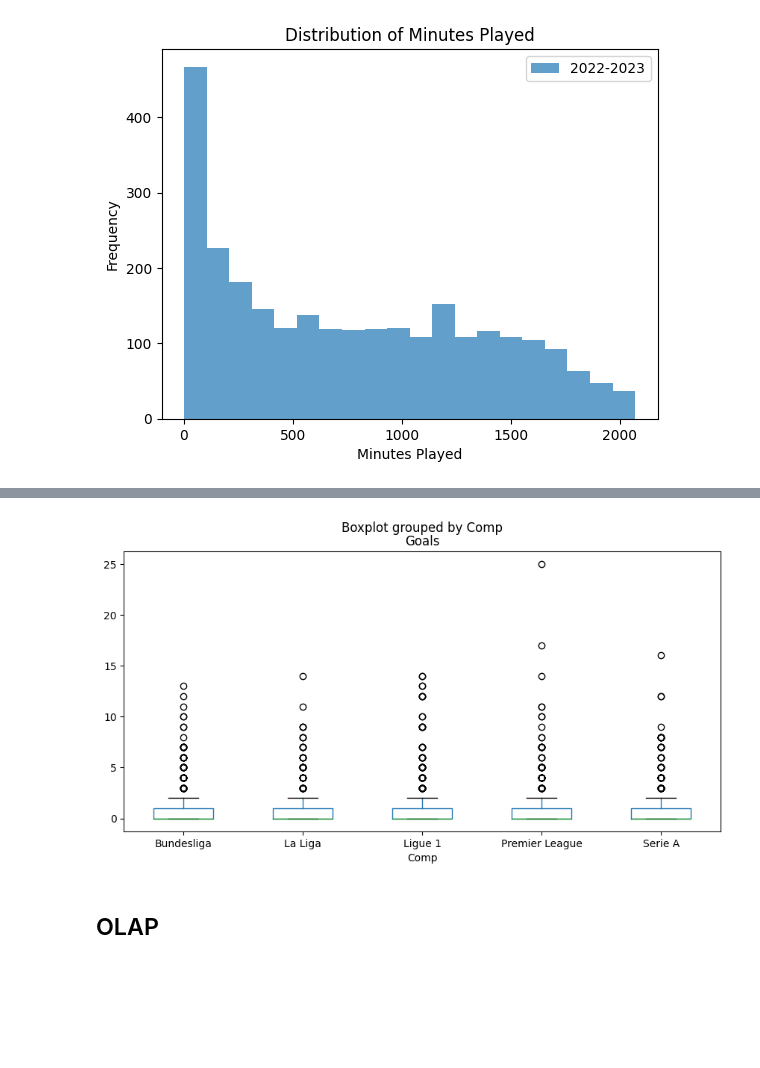
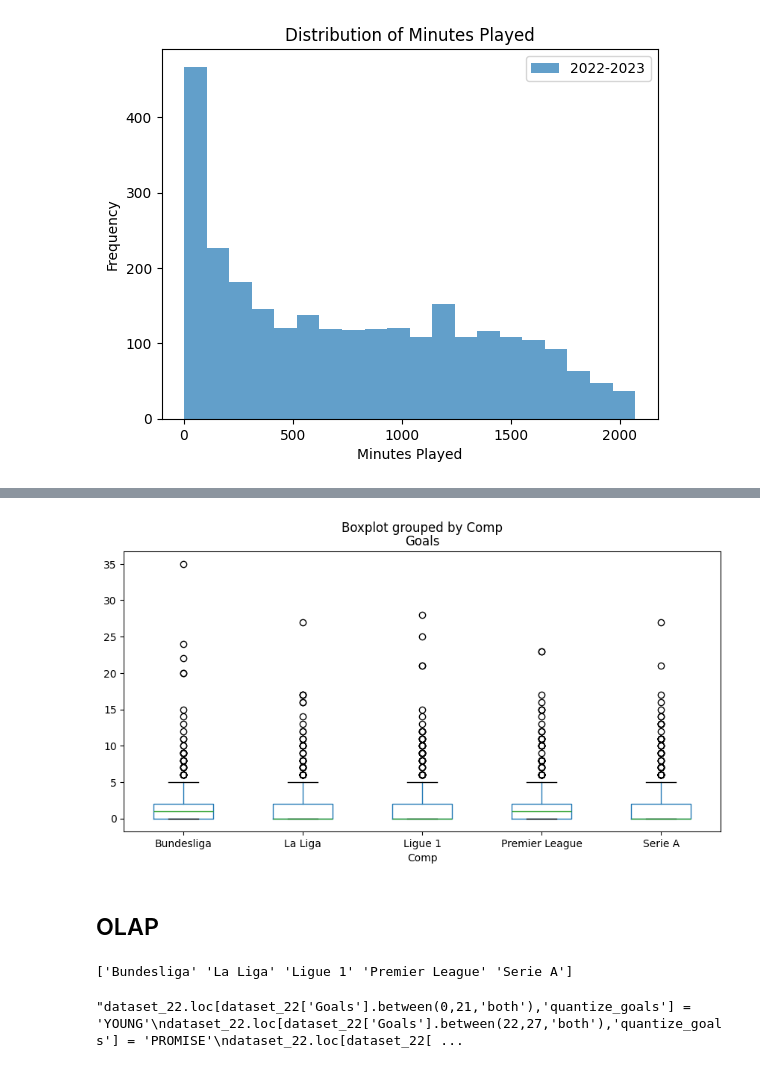
Before and after one commit to Mammew/proj_IDS, a Jupyter notebook: notebook.ipynb, the cells around one changed output, grey strips where cells are left out. Drawn from its saved outputs; the diff is of its cells as text; code cells hidden in the pictures; blank space fills up the shorter version.

Commit message:
add description of visualizations and some quantization

```diff
--- a/notebook.ipynb
+++ b/notebook.ipynb
@@ -66,6 +66,7 @@ raw_dataset_22 = raw_dataset_22[~raw_dataset_22['Player'].duplicated(keep=False)
 # Remove Javier Llabrés from the datasets because the row in dataset 2021-2022 is incompleted
 raw_dataset_22 = raw_dataset_22[raw_dataset_22['Player'] != 'Javier Llabrés']
 raw_dataset_23 = raw_dataset_23[raw_dataset_23['Player'] != 'Javier Llabrés']
+raw_dataset_22 = raw_dataset_22[raw_dataset_22['Pos'] != 'GKMF']
 # %%
 columns_to_keep = ["Player", "Nation", "Pos", "Squad", "Comp", "Age", "Min", "MP", "SoT%", "PasTotCmp%", "Goals", "Assists", "TklWon" ,"Shots", "SoT", "ShoDist", "ShoPK", "PasTotCmp", "ScaSh", "GCA", "PKatt", "Touches", "PasTotDist", "PasAss", "CrsPA", "ScaPassLive", "Carries", "CarPrgDist", "PPA", "Tkl", "Int", "Clr","BlkSh", "TouDef3rd", "AerWon", "Err", "Fls", "PasLonCmp", "PasLonAtt", "PasDead", "CrdY", "CrdR", "Recov"]
 
@@ -150,7 +163,28 @@ plt.show()
 # %%
-dataset_23.boxplot(column="Goals", by="Comp", grid=False, figsize=(10, 5))
+dataset_22.boxplot(column="Goals", by="Comp", grid=False, figsize=(10, 5))
 plt.show()
 # %% [output]
-[figure, old version]
+[figure, new version]
 # %% [markdown]
 ## OLAP
+# %%
+dataset_22.loc[dataset_22['Age'].between(16,21,'both'),'quantize_age'] = 'YOUNG'
+dataset_22.loc[dataset_22['Age'].between(22,27,'both'),'quantize_age'] = 'PROMISE'
+dataset_22.loc[dataset_22['Age'].between(28,33,'both'),'quantize_age'] = 'PRIME'
+dataset_22.loc[dataset_22['Age'].between(34,41,'both'),'quantize_age'] = 'OLD'
+quantize_age = ['YOUNG','PROMISE','PRIME','OLD']
+
+#print(dataset_22["quantize_age"])
+
+quantize_comp = ["Bundesliga", "La Liga", "Ligue 1", "Premier League", "Serie A"]
+
+#print(dataset_22["Goals"].sort_values())
+
+'''dataset_22.loc[dataset_22['Goals'].between(0,5,'both'),'quantize_goals'] = 'BAD'
+dataset_22.loc[dataset_22['Goals'].between(22,27,'both'),'quantize_goals'] = 'PROMISE'
+dataset_22.loc[dataset_22['Goals'].between(28,33,'both'),'quantize_goals'] = 'PRIME'
+dataset_22.loc[dataset_22['Goals'].between(34,41,'both'),'quantize_goals'] = 'OLD'
+quantize_goals = ['YOUNG','PROMISE','PRIME','OLD']'''
+# %% [output]
+['Bundesliga' 'La Liga' 'Ligue 1' 'Premier League' 'Serie A']
+"dataset_22.loc[dataset_22['Goals'].between(0,21,'both'),'quantize_goals'] = 'YOUNG'\ndataset_22.loc[dataset_22['Goals'].between(22,27,'both'),'quantize_goals'] = 'PROMISE'\ndataset_22.loc[dataset_22[ ...
```
Also changed, not shown: parts of 3 cells of this notebook.
